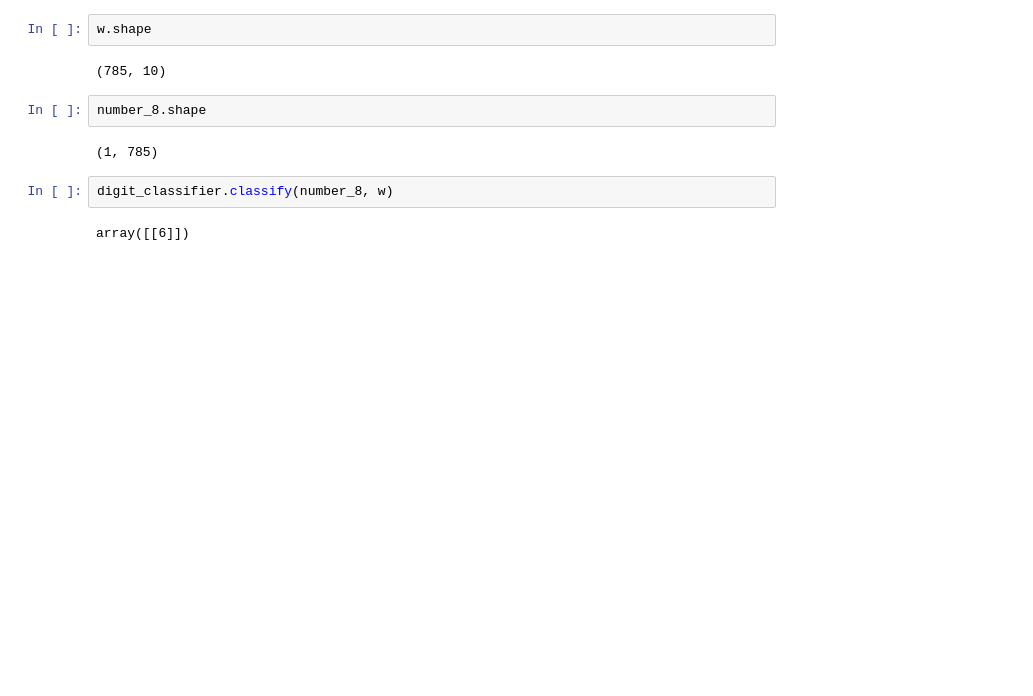
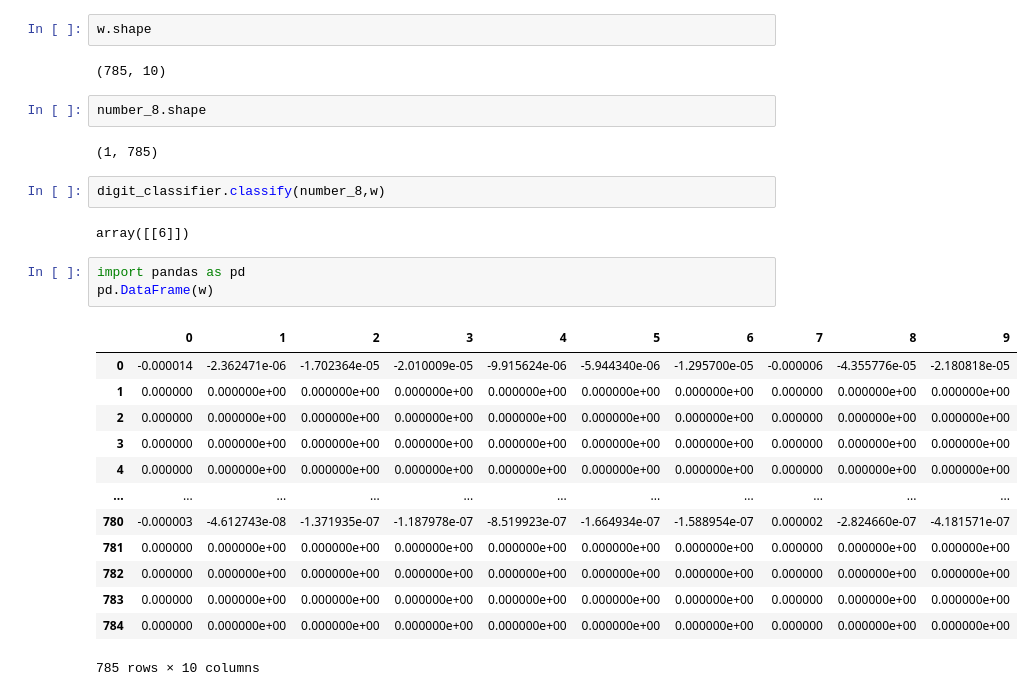
Before and after one commit to DanyelMorales/MLLearneerRepo, a Jupyter notebook: 02_mnist.ipynb, the cells around one changed output. Cells and saved outputs as stored; diff of their text form; blank space fills up the shorter version.

```diff
--- a/02_mnist.ipynb
+++ b/02_mnist.ipynb
@@ -112,6 +112,23 @@ number_8.shape
 # %% [output]
 (1, 785)
 # %%
-digit_classifier.classify(number_8, w)
+digit_classifier.classify(number_8,w)
 # %% [output]
 array([[6]])
+# %%
+import pandas as pd
+pd.DataFrame(w)
+# %% [output]
+|  | 0 | 1 | 2 | 3 | 4 | 5 | 6 | 7 | 8 | 9 |
+| 0 | -0.000014 | -2.362471e-06 | -1.702364e-05 | -2.010009e-05 | -9.915624e-06 | -5.944340e-06 | -1.295700e-05 | -0.000006 | -4.355776e-05 | -2.180818e-05 |
+| 1 | 0.000000 | 0.000000e+00 | 0.000000e+00 | 0.000000e+00 | 0.000000e+00 | 0.000000e+00 | 0.000000e+00 | 0.000000 | 0.000000e+00 | 0.000000e+00 |
+| 2 | 0.000000 | 0.000000e+00 | 0.000000e+00 | 0.000000e+00 | 0.000000e+00 | 0.000000e+00 | 0.000000e+00 | 0.000000 | 0.000000e+00 | 0.000000e+00 |
+| 3 | 0.000000 | 0.000000e+00 | 0.000000e+00 | 0.000000e+00 | 0.000000e+00 | 0.000000e+00 | 0.000000e+00 | 0.000000 | 0.000000e+00 | 0.000000e+00 |
+| 4 | 0.000000 | 0.000000e+00 | 0.000000e+00 | 0.000000e+00 | 0.000000e+00 | 0.000000e+00 | 0.000000e+00 | 0.000000 | 0.000000e+00 | 0.000000e+00 |
+| ... | ... | ... | ... | ... | ... | ... | ... | ... | ... | ... |
+| 780 | -0.000003 | -4.612743e-08 | -1.371935e-07 | -1.187978e-07 | -8.519923e-07 | -1.664934e-07 | -1.588954e-07 | 0.000002 | -2.824660e-07 | -4.181571e-07 |
+| 781 | 0.000000 | 0.000000e+00 | 0.000000e+00 | 0.000000e+00 | 0.000000e+00 | 0.000000e+00 | 0.000000e+00 | 0.000000 | 0.000000e+00 | 0.000000e+00 |
+| 782 | 0.000000 | 0.000000e+00 | 0.000000e+00 | 0.000000e+00 | 0.000000e+00 | 0.000000e+00 | 0.000000e+00 | 0.000000 | 0.000000e+00 | 0.000000e+00 |
+| 783 | 0.000000 | 0.000000e+00 | 0.000000e+00 | 0.000000e+00 | 0.000000e+00 | 0.000000e+00 | 0.000000e+00 | 0.000000 | 0.000000e+00 | 0.000000e+00 |
+| 784 | 0.000000 | 0.000000e+00 | 0.000000e+00 | 0.000000e+00 | 0.000000e+00 | 0.000000e+00 | 0.000000e+00 | 0.000000 | 0.000000e+00 | 0.000000e+00 |
+785 rows × 10 columns
```
